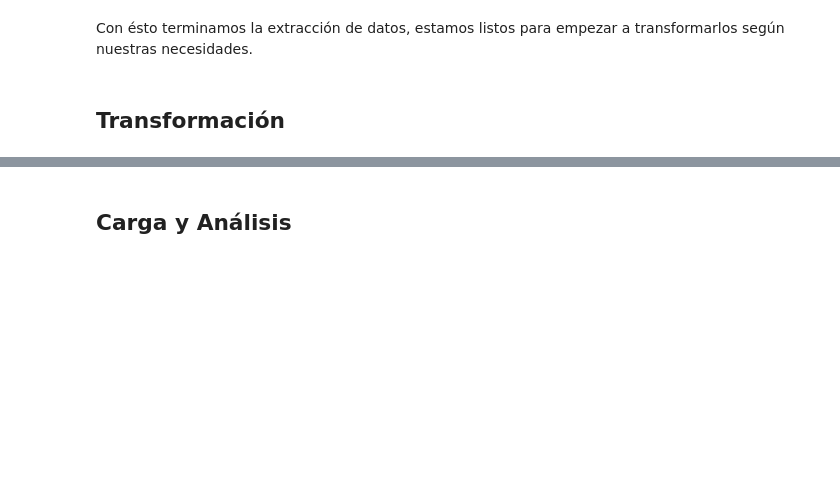
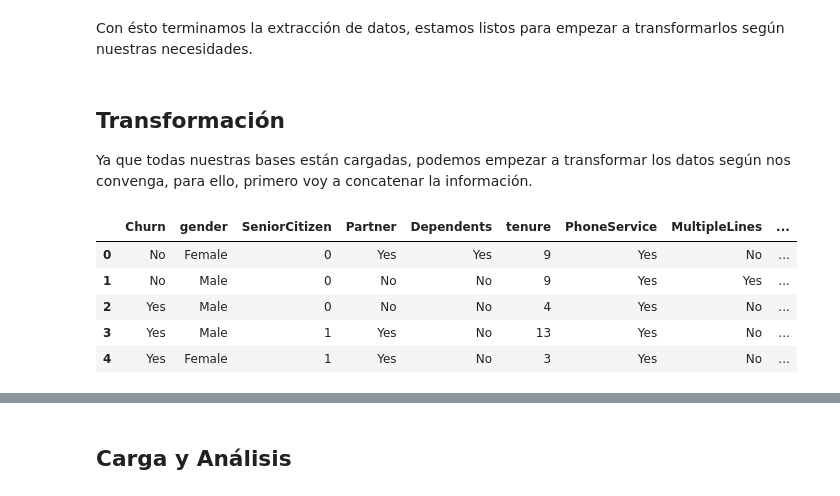
Before and after one commit to OscarLara/ChallengeTelecomX, a Jupyter notebook: ChallengeTelecomX.ipynb, the cells around one changed output, grey strips where cells are left out. Saved outputs shown, nothing was run; the diff lists cells and outputs as text; code cells hidden in the pictures; blank space fills up the shorter version.

Commit message:
Se concluye la limpieza de datos. El DataFrame está listo para su análisis.

```diff
--- a/ChallengeTelecomX.ipynb
+++ b/ChallengeTelecomX.ipynb
@@ -188,3 +188,16 @@ El DF "account" cuenta con 5 columnas de las cuales "Charges.Total" es un object
 Con ésto terminamos la extracción de datos, estamos listos para empezar a transformarlos según nuestras necesidades.
 # %% [markdown]
 ## Transformación
+Ya que todas nuestras bases están cargadas, podemos empezar a transformar los datos según nos convenga, para ello, primero voy a concatenar la información.
+# %%
+# De los datos originales, solo queremos conservar la columna "Churn"
+# Queremos concatenar las tablas horizontalmente, éso es el eje 1.
+df = pd.concat([datos["Churn"], customer, phone, internet, account], axis=1)
+df.head()
+# %% [output]
+|  | Churn | gender | SeniorCitizen | Partner | Dependents | tenure | PhoneService | MultipleLines | ... |
+| 0 | No | Female | 0 | Yes | Yes | 9 | Yes | No | ... |
+| 1 | No | Male | 0 | No | No | 9 | Yes | Yes | ... |
+| 2 | Yes | Male | 0 | No | No | 4 | Yes | No | ... |
+| 3 | Yes | Male | 1 | Yes | No | 13 | Yes | No | ... |
+| 4 | Yes | Female | 1 | Yes | No | 3 | Yes | No | ... |
```
Also changed, not shown: parts of 8 cells of this notebook.
